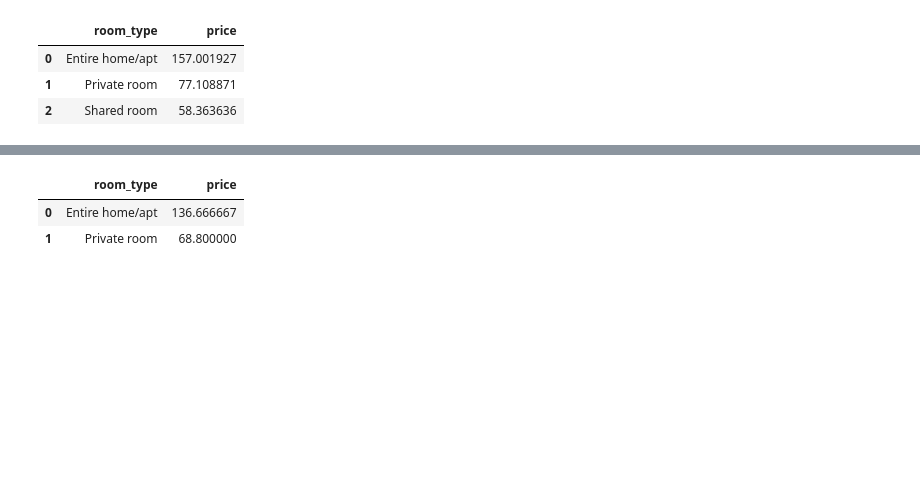
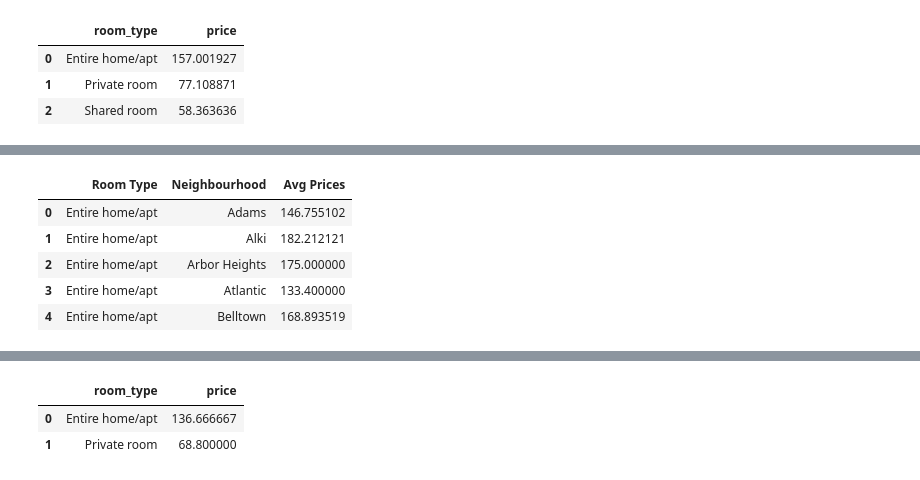
Before and after one commit to adityanawal/SeattleAirBnBProj, a Jupyter notebook: Howtoearnmore.ipynb, the cells around one changed output, grey strips where cells are left out. Drawn from its saved outputs; the diff is of its cells as text; code cells hidden in the pictures; blank space fills up the shorter version.

```diff
--- a/Howtoearnmore.ipynb
+++ b/Howtoearnmore.ipynb
@@ -150,0 +160,14 @@ fig.show()
+# %%
+df_neighbour = df_target.groupby(['room_type', 'neighbourhood_cleansed']).mean().reset_index()
+df_neighbour.head()
+
+#renaming columns for easier graphing
+df_neighbour.columns = ['Room Type', 'Neighbourhood', 'Avg Prices']
+df_neighbour.head()
+# %% [output]
+|  | Room Type | Neighbourhood | Avg Prices |
+| 0 | Entire home/apt | Adams | 146.755102 |
+| 1 | Entire home/apt | Alki | 182.212121 |
+| 2 | Entire home/apt | Arbor Heights | 175.000000 |
+| 3 | Entire home/apt | Atlantic | 133.400000 |
+| 4 | Entire home/apt | Belltown | 168.893519 |
```
Also changed, not shown: parts of 18 cells of this notebook.
